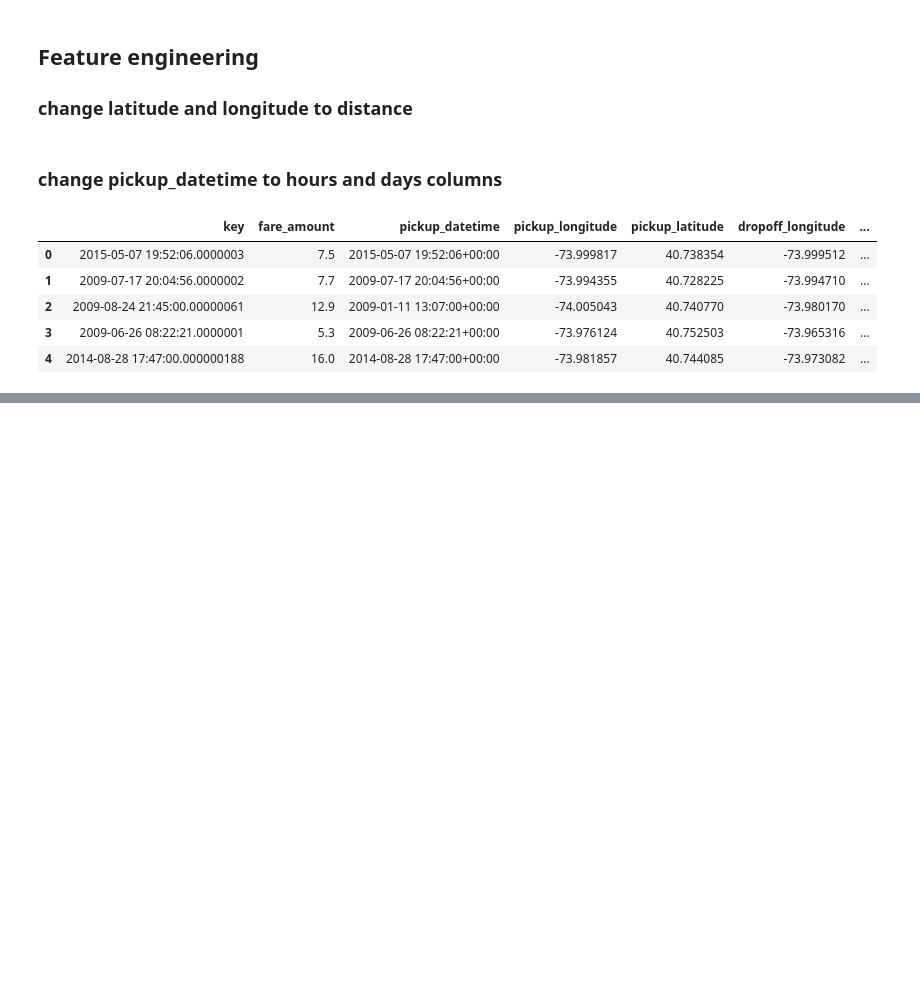
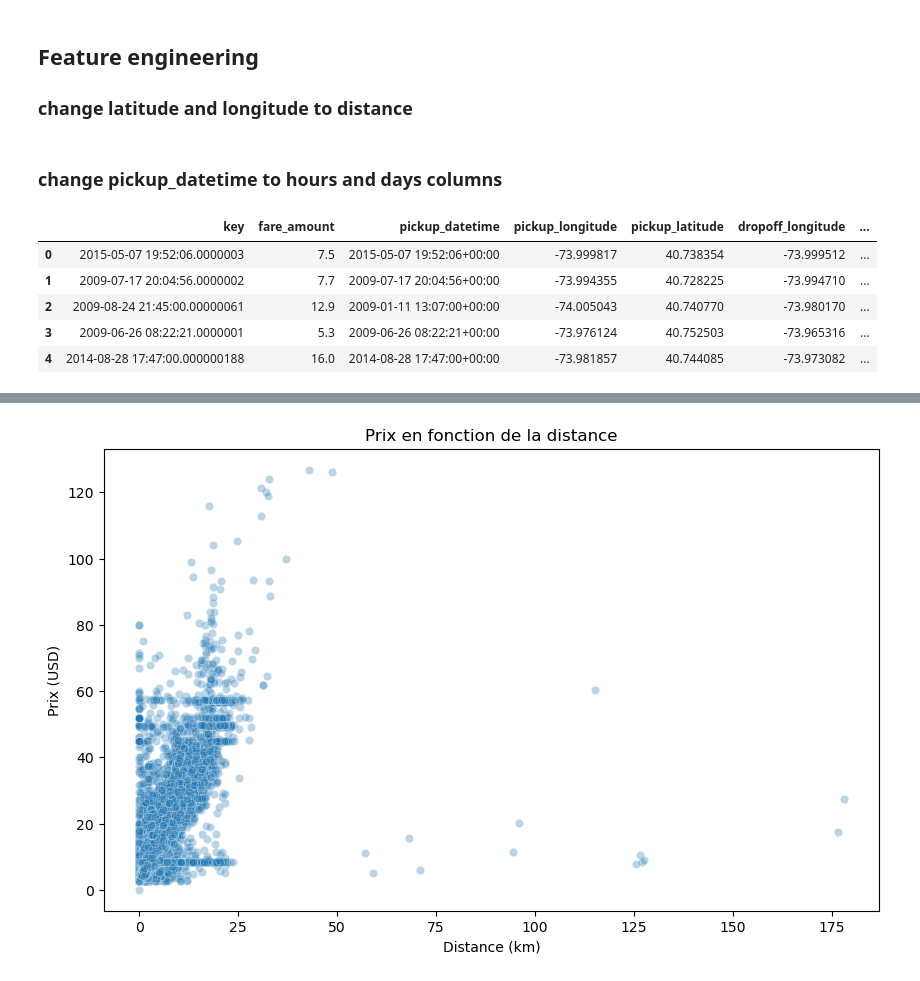
Before and after one commit to sarhanhamdi/ML_Project_Crisp-dm, a Jupyter notebook: 3. Data Preparation.ipynb, the cells around one changed output, grey strips where cells are left out. Cells and saved outputs as stored; diff of their text form; code cells hidden in the pictures; blank space fills up the shorter version.

```diff
--- a/3. Data Preparation.ipynb
+++ b/3. Data Preparation.ipynb
@@ -186,0 +217,7 @@ df.to_csv("database_clean.csv", index=False)
+# %%
+df = df[~((df['distance_km'] > 20) & (df['fare_amount'] < 5))]
+df = df[~((df['distance_km'] < 1) & (df['fare_amount'] > 100))]
+df = df[df['distance_km'] <= 200]
+df = df[~((df['distance_km'] < 1) & (df['fare_amount'] > 100))]
+# %%
+df['passenger_count'] = df['passenger_count'].astype(int)
@@ -186,0 +230,9 @@ df.to_csv("database_clean.csv", index=False)
+# %%
+plt.figure(figsize=(10,6))
+sns.scatterplot(x='distance_km', y='fare_amount', data=df, alpha=0.3)
+plt.title("Prix en fonction de la distance")
+plt.xlabel("Distance (km)")
+plt.ylabel("Prix (USD)")
+plt.show()
+# %% [output]
+[figure, added]
```
Also changed, not shown: parts of 12 cells of this notebook, 2 other files.
